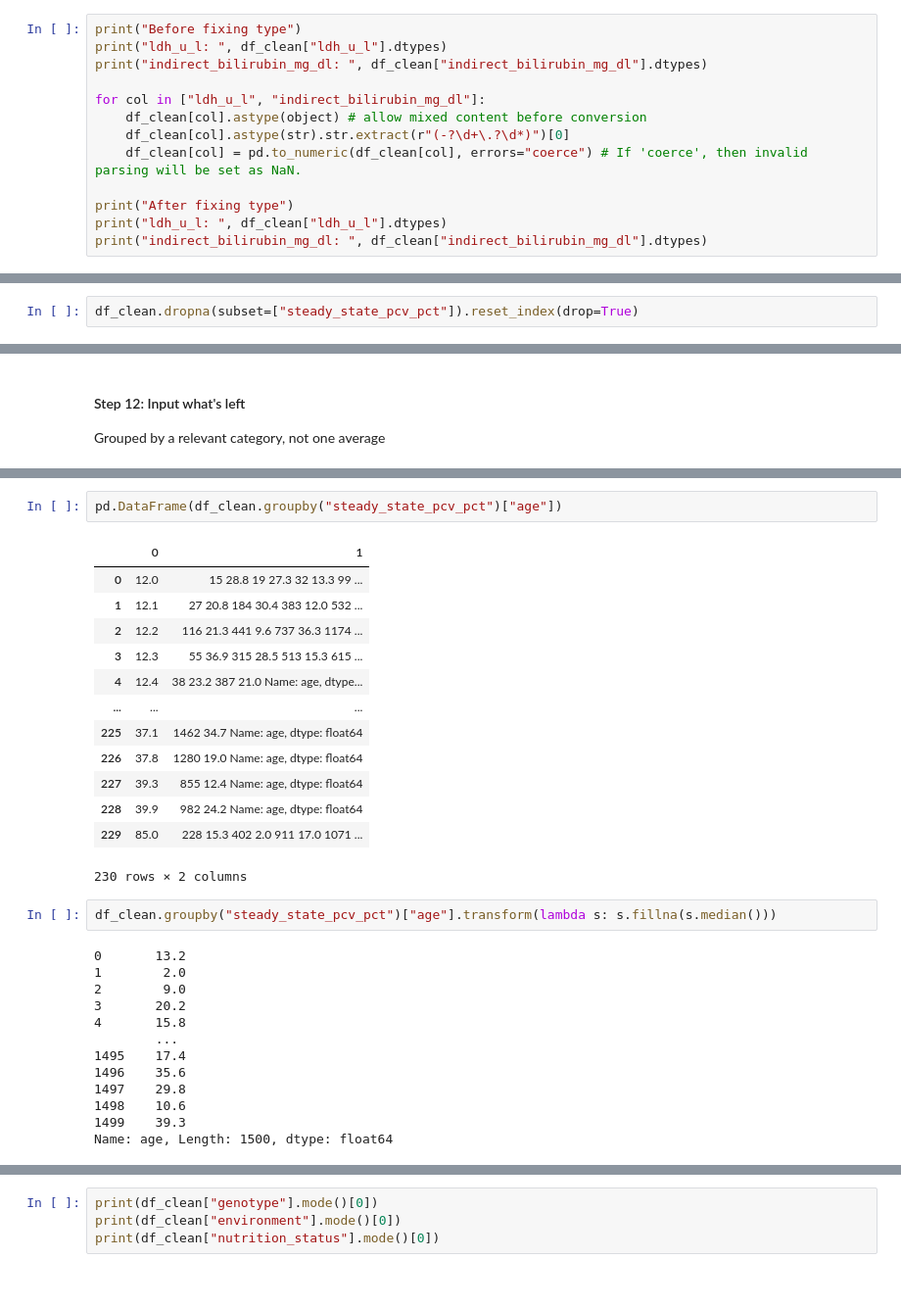
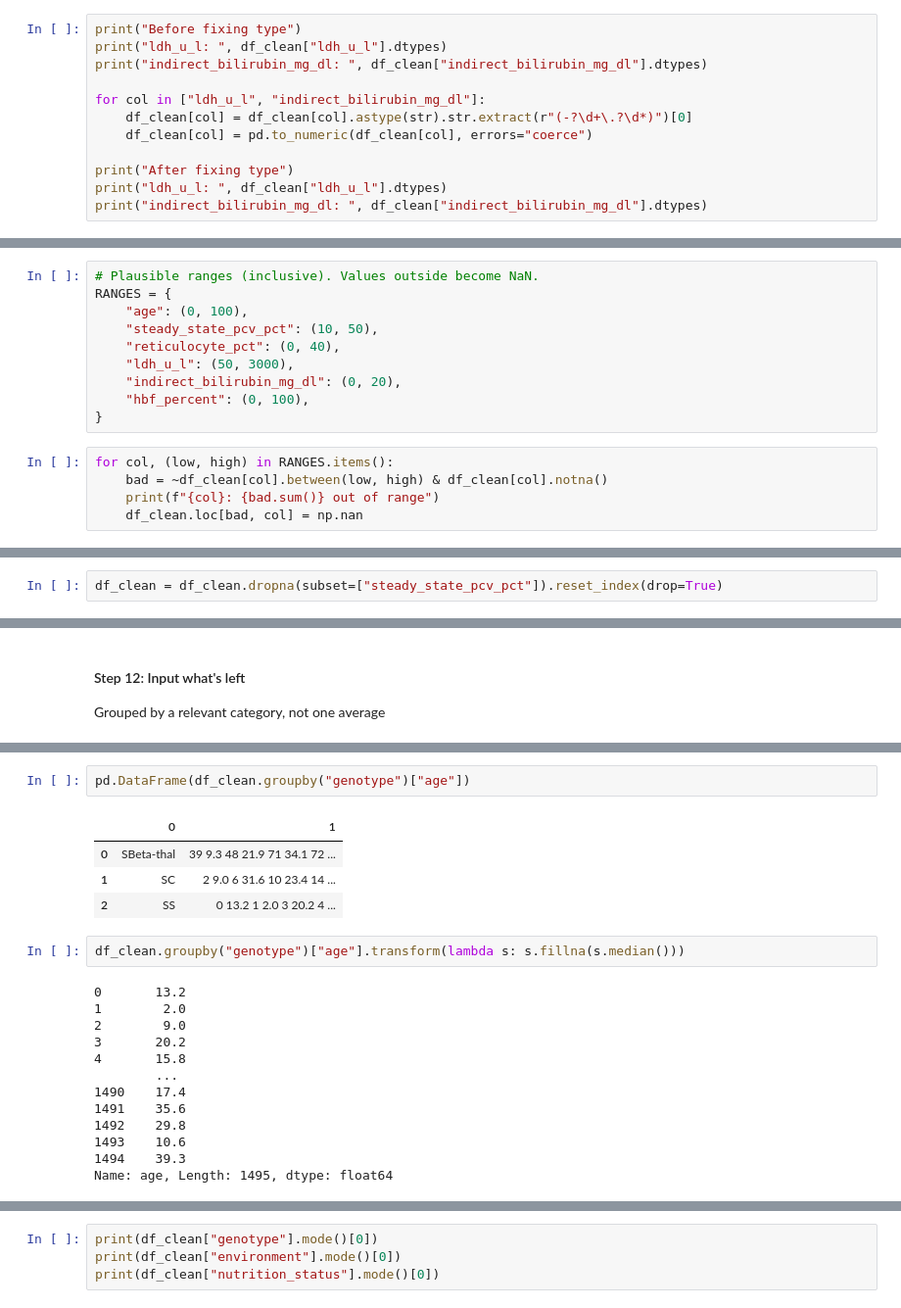
Before and after one commit to Kh3m/privacy-preserving-scd-baseline-prediction, a Jupyter notebook: notebooks/scd_baseline_data_cleaning.ipynb, the cells around one changed output, grey strips where cells are left out. Shown at 98% size. Saved outputs shown, nothing was run; the diff lists cells and outputs as text; blank space fills up the shorter version.

```diff
--- a/notebooks/scd_baseline_data_cleaning.ipynb
+++ b/notebooks/scd_baseline_data_cleaning.ipynb
@@ -190,9 +190,8 @@ print("ldh_u_l: ", df_clean["ldh_u_l"].dtypes)
 print("indirect_bilirubin_mg_dl: ", df_clean["indirect_bilirubin_mg_dl"].dtypes)
 
 for col in ["ldh_u_l", "indirect_bilirubin_mg_dl"]:
-    df_clean[col].astype(object) # allow mixed content before conversion
-    df_clean[col].astype(str).str.extract(r"(-?\d+\.?\d*)")[0]
-    df_clean[col] = pd.to_numeric(df_clean[col], errors="coerce") # If 'coerce', then invalid parsing will be set as NaN.
+    df_clean[col] = df_clean[col].astype(str).str.extract(r"(-?\d+\.?\d*)")[0]
+    df_clean[col] = pd.to_numeric(df_clean[col], errors="coerce")
 
 print("After fixing type")
 print("ldh_u_l: ", df_clean["ldh_u_l"].dtypes)
@@ -386,3 +385,18 @@ df_clean[df_clean["age"] < 0]
 | 1110 | -3.0 | SS | 3.99 | 1019.9 | 17.56 | 5.63 | rural | ... |
 # %%
 df_clean.loc[df_clean["age"] < 0, "age"] = np.nan
+# %%
+# Plausible ranges (inclusive). Values outside become NaN.
+RANGES = {
+    "age": (0, 100),
+    "steady_state_pcv_pct": (10, 50),
+    "reticulocyte_pct": (0, 40),
+    "ldh_u_l": (50, 3000),
+    "indirect_bilirubin_mg_dl": (0, 20),
+    "hbf_percent": (0, 100),
+}
+# %%
+for col, (low, high) in RANGES.items():
+    bad = ~df_clean[col].between(low, high) & df_clean[col].notna()
+    print(f"{col}: {bad.sum()} out of range")
+    df_clean.loc[bad, col] = np.nan
@@ -397,2 +418,2 @@ np.int64(0)
 # %%
-df_clean.dropna(subset=["steady_state_pcv_pct"]).reset_index(drop=True)
+df_clean = df_clean.dropna(subset=["steady_state_pcv_pct"]).reset_index(drop=True)
@@ -437,21 +435,12 @@ pd.DataFrame(df_clean.groupby("steady_state_pcv_pct"))
 # %%
-pd.DataFrame(df_clean.groupby("steady_state_pcv_pct")["age"])
+pd.DataFrame(df_clean.groupby("genotype")["age"])
 # %% [output]
 |  | 0 | 1 |
-| 0 | 12.0 | 15 28.8 19 27.3 32 13.3 99 ... |
-| 1 | 12.1 | 27 20.8 184 30.4 383 12.0 532 ... |
-| 2 | 12.2 | 116 21.3 441 9.6 737 36.3 1174 ... |
-| 3 | 12.3 | 55 36.9 315 28.5 513 15.3 615 ... |
-| 4 | 12.4 | 38 23.2 387 21.0 Name: age, dtype... |
-| ... | ... | ... |
-| 225 | 37.1 | 1462 34.7 Name: age, dtype: float64 |
-| 226 | 37.8 | 1280 19.0 Name: age, dtype: float64 |
-| 227 | 39.3 | 855 12.4 Name: age, dtype: float64 |
-| 228 | 39.9 | 982 24.2 Name: age, dtype: float64 |
-| 229 | 85.0 | 228 15.3 402 2.0 911 17.0 1071 ... |
+| 0 | SBeta-thal | 39 9.3 48 21.9 71 34.1 72 ... |
+| 1 | SC | 2 9.0 6 31.6 10 23.4 14 ... |
+| 2 | SS | 0 13.2 1 2.0 3 20.2 4 ... |
-230 rows × 2 columns
 # %%
-df_clean.groupby("steady_state_pcv_pct")["age"].transform(lambda s: s.fillna(s.median()))
+df_clean.groupby("genotype")["age"].transform(lambda s: s.fillna(s.median()))
 # %% [output]
 0       13.2
 1        2.0
@@ -459,12 +448,12 @@ df_clean.groupby("steady_state_pcv_pct")["age"].transform(lambda s: s.fillna(s.m
 3       20.2
 4       15.8
         ...
-1495    17.4
-1496    35.6
-1497    29.8
-1498    10.6
-1499    39.3
-Name: age, Length: 1500, dtype: float64
+1490    17.4
+1491    35.6
+1492    29.8
+1493    10.6
+1494    39.3
+Name: age, Length: 1495, dtype: float64
 # %%
 numeric_cols = ["age", "hbf_percent", "ldh_u_l", "reticulocyte_pct", "indirect_bilirubin_mg_dl"]
 
```
Also changed, not shown: parts of 16 cells of this notebook, 2 other files.
